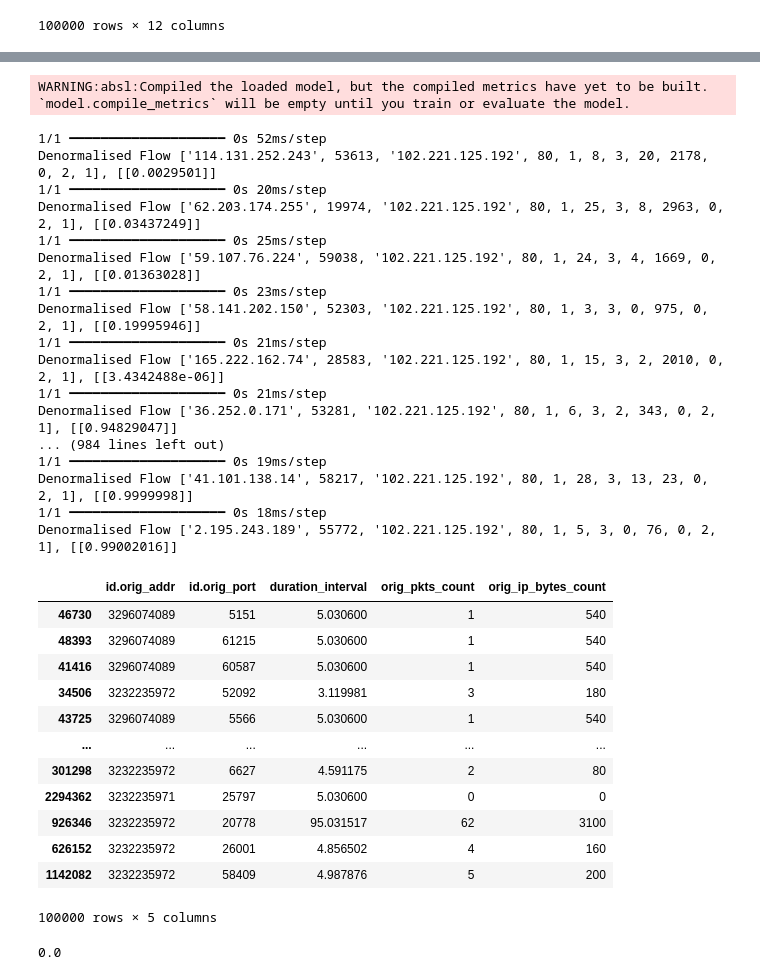
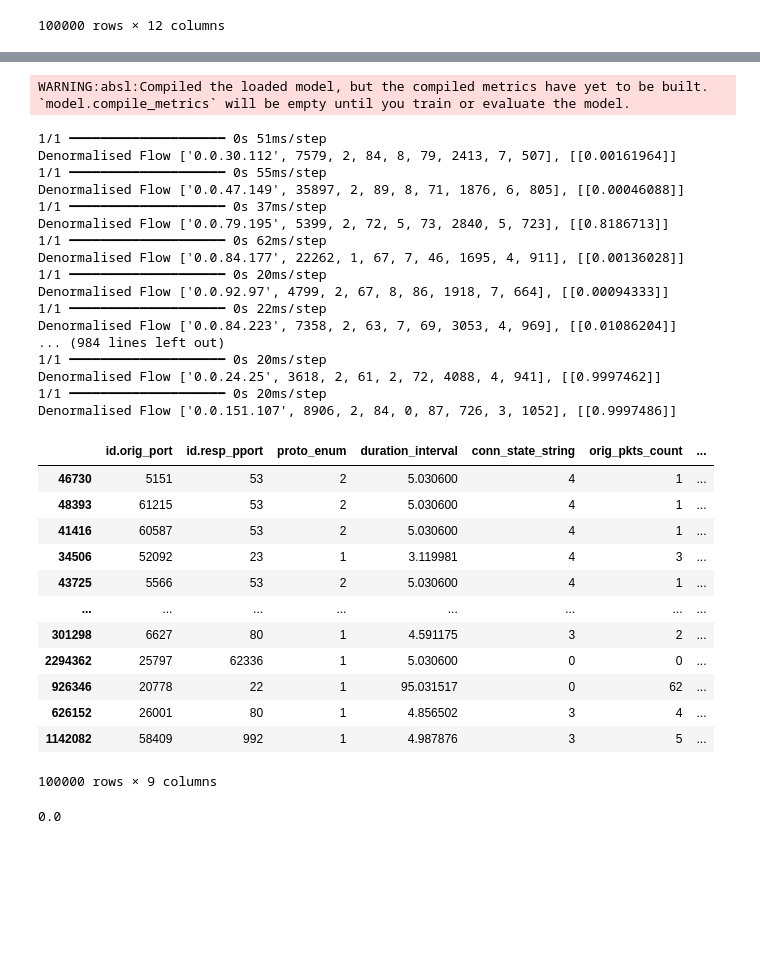
Before and after one commit to panayiotishad04/DDoS-Classification-Poisoning, a Jupyter notebook: nn_model.ipynb, the cells around one changed output, grey strips where cells are left out. Cells and saved outputs as stored; diff of their text form; code cells hidden in the pictures; blank space fills up the shorter version.

```diff
--- a/nn_model.ipynb
+++ b/nn_model.ipynb
@@ -60,7 +60,8 @@ df_sampled
 100000 rows × 12 columns
 # %%
 # Separate features and target labels
-X = df_sampled.drop(columns=['Category', 'id.resp_haddr', 'id.resp_pport', 'proto_enum', 'conn_state_string', 'resp_pkts_count', 'resp_bytes'])
+# X = df_sampled.drop(columns=['Category', 'id.resp_haddr', 'id.resp_pport', 'proto_enum', 'conn_state_string', 'resp_pkts_count', 'resp_bytes'])
+X = df_sampled.drop(columns=['Category', 'id.orig_addr', 'id.resp_haddr'])
 y = df_sampled['Category']
 X
 # %% [output]
@@ -210,7 +211,7 @@ from keras import layers as l, models as m
 import numpy as np
 
 NOISE_DIM = 100
-COLUMNS = 5
+COLUMNS = 9
 
 # id.orig_addr	id.orig_port	id.resp_haddr	id.resp_pport	proto_enum	duration_interval	conn_state_string	orig_pkts_count	orig_ip_bytes_count	resp_pkts_count	resp_bytes
 min_values = []
@@ -291,78 +292,78 @@ def get_trained_gan():
         denormalized_flow = denormalize_min_max(flow[0].numpy())
         # 'id.resp_haddr' this is the most repeated value 52879
         d = str(ipaddress.IPv4Address(round(((52879 + 1) / 2) * (65272 - 0) + 0)))
-        denormalized_flow.insert(2,d)
+        # denormalized_flow.insert(2,d)
         # 'id.resp_pport' is the most repeated port
-        denormalized_flow.insert(3,80)
+        # denormalized_flow.insert(3,80)
         # 'proto_enum' most repeated
-        denormalized_flow.insert(4,1)
+        # denormalized_flow.insert(4,1)
         # 'conn_state_string' most repeated is 3
-        denormalized_flow.insert(6,3)
+        # denormalized_flow.insert(6,3)
         # 'resp_pkts_count' mean is 0.003
-        denormalized_flow.insert(9,0)
+        # denormalized_flow.insert(9,0)
         # 'resp_bytes' mean is 2.28
-        denormalized_flow.insert(10,2)
+        # denormalized_flow.insert(10,2)
         # label is 1
-        denormalized_flow.append(1)
+        # denormalized_flow.append(1)
 
         # Append the denormalized flow to the list
         denormalized_flows.append(denormalized_flow)
 
         predicted = discriminator.predict(flow)
         print(f"Denormalised Flow {denormalized_flow}, {predicted}")
 
         # Optionally, print in a more readable format
         # formatted_flow = [f"{num:.2f}" for num in denormalized_flow]
         # print(f"Denormalized Flow {formatted_flow}, {predicted}")
 
     # Convert the list of denormalized flows into a DataFrame
-    df = pd.DataFrame(denormalized_flows, columns=final_features)
+    # df = pd.DataFrame(denormalized_flows, columns=final_features)
 
     # Export the DataFrame to CSV
-    df.to_csv("denormalized_flows.csv")
+    # df.to_csv("denormalized_flows.csv")
 
     return generator, discriminator
 
 # Train the GAN
 generator, discriminator = get_trained_gan()
 
 # Generate adversarial samples
 noise = tf.random.normal([len(X_test), NOISE_DIM])
 adversarial_samples = generator(noise, training=False)
 
 X
 # %% [output]
 WARNING:absl:Compiled the loaded model, but the compiled metrics have yet to be built. `model.compile_metrics` will be empty until you train or evaluate the model.
-1/1 ━━━━━━━━━━━━━━━━━━━━ 0s 52ms/step
-Denormalised Flow ['114.131.252.243', 53613, '102.221.125.192', 80, 1, 8, 3, 20, 2178, 0, 2, 1], [[0.0029501]]
+1/1 ━━━━━━━━━━━━━━━━━━━━ 0s 51ms/step
+Denormalised Flow ['0.0.30.112', 7579, 2, 84, 8, 79, 2413, 7, 507], [[0.00161964]]
+1/1 ━━━━━━━━━━━━━━━━━━━━ 0s 55ms/step
+Denormalised Flow ['0.0.47.149', 35897, 2, 89, 8, 71, 1876, 6, 805], [[0.00046088]]
+1/1 ━━━━━━━━━━━━━━━━━━━━ 0s 37ms/step
+Denormalised Flow ['0.0.79.195', 5399, 2, 72, 5, 73, 2840, 5, 723], [[0.8186713]]
+1/1 ━━━━━━━━━━━━━━━━━━━━ 0s 62ms/step
+Denormalised Flow ['0.0.84.177', 22262, 1, 67, 7, 46, 1695, 4, 911], [[0.00136028]]
 1/1 ━━━━━━━━━━━━━━━━━━━━ 0s 20ms/step
-Denormalised Flow ['62.203.174.255', 19974, '102.221.125.192', 80, 1, 25, 3, 8, 2963, 0, 2, 1], [[0.03437249]]
-1/1 ━━━━━━━━━━━━━━━━━━━━ 0s 25ms/step
-Denormalised Flow ['59.107.76.224', 59038, '102.221.125.192', 80, 1, 24, 3, 4, 1669, 0, 2, 1], [[0.01363028]]
-1/1 ━━━━━━━━━━━━━━━━━━━━ 0s 23ms/step
-Denormalised Flow ['58.141.202.150', 52303, '102.221.125.192', 80, 1, 3, 3, 0, 975, 0, 2, 1], [[0.19995946]]
-1/1 ━━━━━━━━━━━━━━━━━━━━ 0s 21ms/step
-Denormalised Flow ['165.222.162.74', 28583, '102.221.125.192', 80, 1, 15, 3, 2, 2010, 0, 2, 1], [[3.4342488e-06]]
-1/1 ━━━━━━━━━━━━━━━━━━━━ 0s 21ms/step
-Denormalised Flow ['36.252.0.171', 53281, '102.221.125.192', 80, 1, 6, 3, 2, 343, 0, 2, 1], [[0.94829047]]
+Denormalised Flow ['0.0.92.97', 4799, 2, 67, 8, 86, 1918, 7, 664], [[0.00094333]]
+1/1 ━━━━━━━━━━━━━━━━━━━━ 0s 22ms/step
+Denormalised Flow ['0.0.84.223', 7358, 2, 63, 7, 69, 3053, 4, 969], [[0.01086204]]
 ... (984 lines left out)
-1/1 ━━━━━━━━━━━━━━━━━━━━ 0s 19ms/step
-Denormalised Flow ['41.101.138.14', 58217, '102.221.125.192', 80, 1, 28, 3, 13, 23, 0, 2, 1], [[0.9999998]]
-1/1 ━━━━━━━━━━━━━━━━━━━━ 0s 18ms/step
-Denormalised Flow ['2.195.243.189', 55772, '102.221.125.192', 80, 1, 5, 3, 0, 76, 0, 2, 1], [[0.99002016]]
+1/1 ━━━━━━━━━━━━━━━━━━━━ 0s 20ms/step
+Denormalised Flow ['0.0.24.25', 3618, 2, 61, 2, 72, 4088, 4, 941], [[0.9997462]]
+1/1 ━━━━━━━━━━━━━━━━━━━━ 0s 20ms/step
+Denormalised Flow ['0.0.151.107', 8906, 2, 84, 0, 87, 726, 3, 1052], [[0.9997486]]
-|  | id.orig_addr | id.orig_port | duration_interval | orig_pkts_count | orig_ip_bytes_count |
-| 46730 | 3296074089 | 5151 | 5.030600 | 1 | 540 |
-| 48393 | 3296074089 | 61215 | 5.030600 | 1 | 540 |
-| 41416 | 3296074089 | 60587 | 5.030600 | 1 | 540 |
-| 34506 | 3232235972 | 52092 | 3.119981 | 3 | 180 |
-| 43725 | 3296074089 | 5566 | 5.030600 | 1 | 540 |
-| ... | ... | ... | ... | ... | ... |
-| 301298 | 3232235972 | 6627 | 4.591175 | 2 | 80 |
-| 2294362 | 3232235971 | 25797 | 5.030600 | 0 | 0 |
-| 926346 | 3232235972 | 20778 | 95.031517 | 62 | 3100 |
-| 626152 | 3232235972 | 26001 | 4.856502 | 4 | 160 |
-| 1142082 | 3232235972 | 58409 | 4.987876 | 5 | 200 |
+|  | id.orig_port | id.resp_pport | proto_enum | duration_interval | conn_state_string | orig_pkts_count | ... |
+| 46730 | 5151 | 53 | 2 | 5.030600 | 4 | 1 | ... |
+| 48393 | 61215 | 53 | 2 | 5.030600 | 4 | 1 | ... |
+| 41416 | 60587 | 53 | 2 | 5.030600 | 4 | 1 | ... |
+| 34506 | 52092 | 23 | 1 | 3.119981 | 4 | 3 | ... |
+| 43725 | 5566 | 53 | 2 | 5.030600 | 4 | 1 | ... |
+| ... | ... | ... | ... | ... | ... | ... | ... |
+| 301298 | 6627 | 80 | 1 | 4.591175 | 3 | 2 | ... |
+| 2294362 | 25797 | 62336 | 1 | 5.030600 | 0 | 0 | ... |
+| 926346 | 20778 | 22 | 1 | 95.031517 | 0 | 62 | ... |
+| 626152 | 26001 | 80 | 1 | 4.856502 | 3 | 4 | ... |
+| 1142082 | 58409 | 992 | 1 | 4.987876 | 3 | 5 | ... |
-100000 rows × 5 columns
+100000 rows × 9 columns
 # %%
 df_ben_ddos['resp_pkts_count'].median()
 # %% [output]
```
Also changed, not shown: parts of 10 cells of this notebook, 3 other files.
